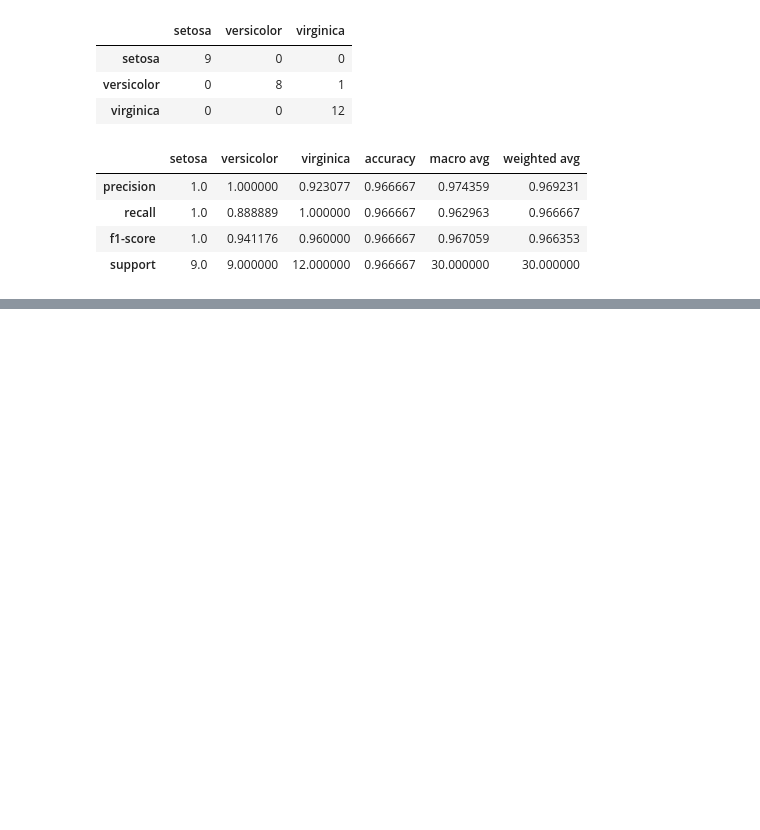
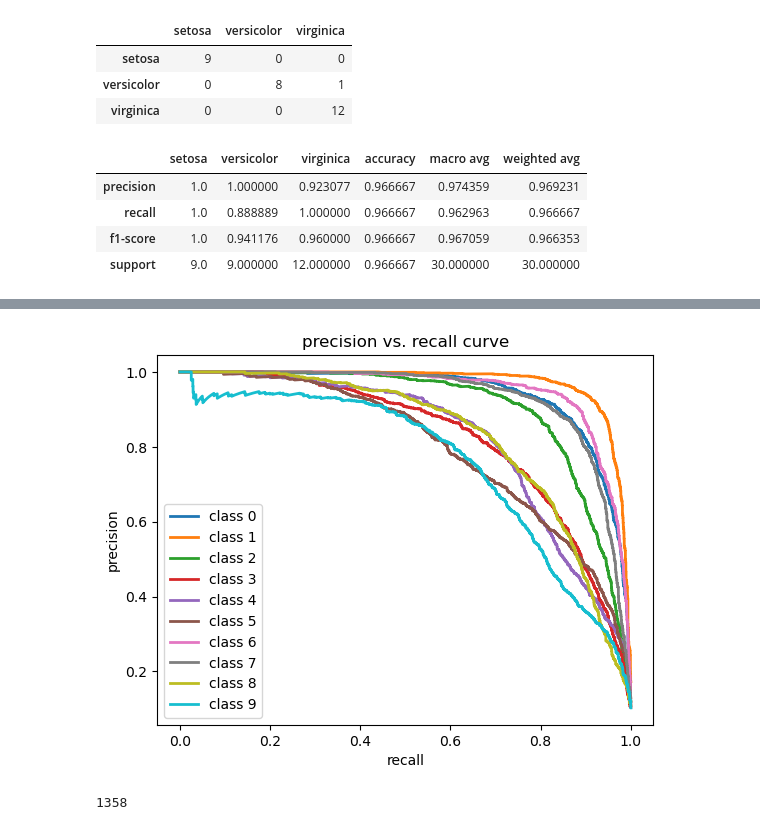
Before and after one commit to skier-song9/DevStudy, a Jupyter notebook: JupyterNotebook/BITAmin12/textbook/bitamin12/chapter03_Evaluation/ch3_02_MultiClassCM.ipynb, the cells around one changed output, grey strips where cells are left out. Drawn from its saved outputs; the diff is of its cells as text; code cells hidden in the pictures; blank space fills up the shorter version.

```diff
--- a/JupyterNotebook/BITAmin12/textbook/bitamin12/chapter03_Evaluation/ch3_02_MultiClassCM.ipynb
+++ b/JupyterNotebook/BITAmin12/textbook/bitamin12/chapter03_Evaluation/ch3_02_MultiClassCM.ipynb
@@ -54,0 +143,4 @@ test_df = pd.DataFrame(dt)
+# %%
+import pandas as pd
+mnist = pd.read_csv('../../../review_proj/data/mnist_784.csv')
+mnist.head()
@@ -54,0 +155,42 @@ test_df = pd.DataFrame(dt)
+# %%
+features = mnist.drop('class',axis=1)
+y = mnist['class']
+y = y.astype(np.uint8)
+n_classes = len(set(y))
+
+Y = label_binarize(y, classes=[*range(n_classes)])
+
+X_train, X_test, y_train, y_test = train_test_split(features,
+                                                    Y,
+                                                    random_state = 42)
+
+clf = OneVsRestClassifier(RandomForestClassifier(n_estimators=50,
+                             max_depth=3,
+                             random_state=0))
+clf.fit(X_train, y_train)
+
+y_score = clf.predict_proba(X_test)
+# %%
+# precision recall curve
+precision = dict()
+recall = dict()
+for i in range(n_classes):
+    precision[i], recall[i], _ = precision_recall_curve(y_test[:, i],
+                                                        y_score[:, i])
+    plt.plot(recall[i], precision[i], lw=2, label='class {}'.format(i))
+
+plt.xlabel("recall")
+plt.ylabel("precision")
+plt.legend(loc="best")
+plt.title("precision vs. recall curve")
+plt.show()
+# %% [output]
+[figure, added]
+# %%
+from sklearn.preprocessing import MinMaxScaler
+ms = MinMaxScaler()
+data = [*range(0,1358)]
+ms.fit_transform(np.array(data).reshape(-1,1))
+len(data)
+# %% [output]
+1358
```
Also changed, not shown: parts of 11 cells of this notebook, 12 other files.
